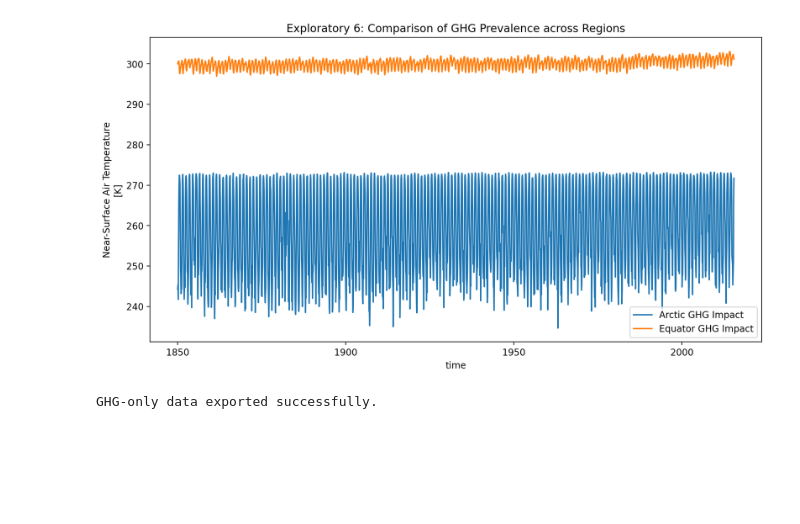
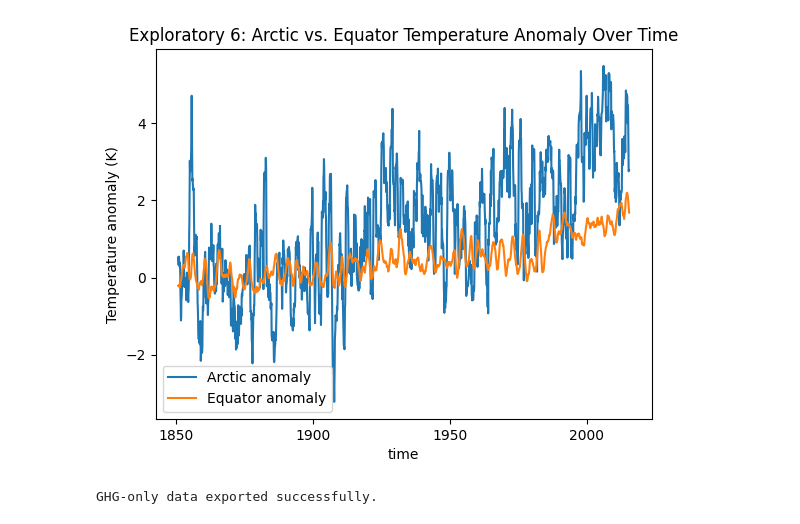
Before and after one commit to NathanSu-afk/DSC106-Project-3-, a Jupyter notebook: getting_data.ipynb, the cells around one changed output. Saved outputs shown, nothing was run; the diff lists cells and outputs as text; code cells hidden in the pictures; blank space fills up the shorter version.

Commit message:
change graph 6

```diff
--- a/getting_data.ipynb
+++ b/getting_data.ipynb
@@ -77,11 +80,19 @@ plt.show()
 # %%
-ds.tas.sel(lat=82, lon=0, method='nearest').plot(label='Arctic GHG Impact')
-ds.tas.sel(lat=0, lon=0, method='nearest').plot(label='Equator GHG Impact')
+arctic = ds.tas.sel(lat=82, lon=0, method='nearest')
+equator = ds.tas.sel(lat=0, lon=0, method='nearest')
+
+arctic_base = arctic.sel(time=slice("1850", "1880")).mean()
+equator_base = equator.sel(time=slice("1850", "1880")).mean()
+
+(arctic - arctic_base).rolling(time=12).mean().plot(label='Arctic anomaly')
+(equator - equator_base).rolling(time=12).mean().plot(label='Equator anomaly')
+
 plt.legend()
-plt.title("Exploratory 6: Comparison of GHG Prevalence across Regions")
+plt.title("Exploratory 6: Arctic vs. Equator Temperature Anomaly Over Time")
+plt.ylabel("Temperature anomaly (K)")
 plt.show()
 # %% [output]
-[figure, old version]
+[figure, new version]
 # %%
 small_data = anomaly.coarsen(lat=4, lon=4, boundary="trim").mean()
 small_data.to_dataframe(name="anomaly").reset_index().to_csv("ghg_only_anomaly.csv", index=False)
```
Also changed, not shown: parts of 7 cells of this notebook.
